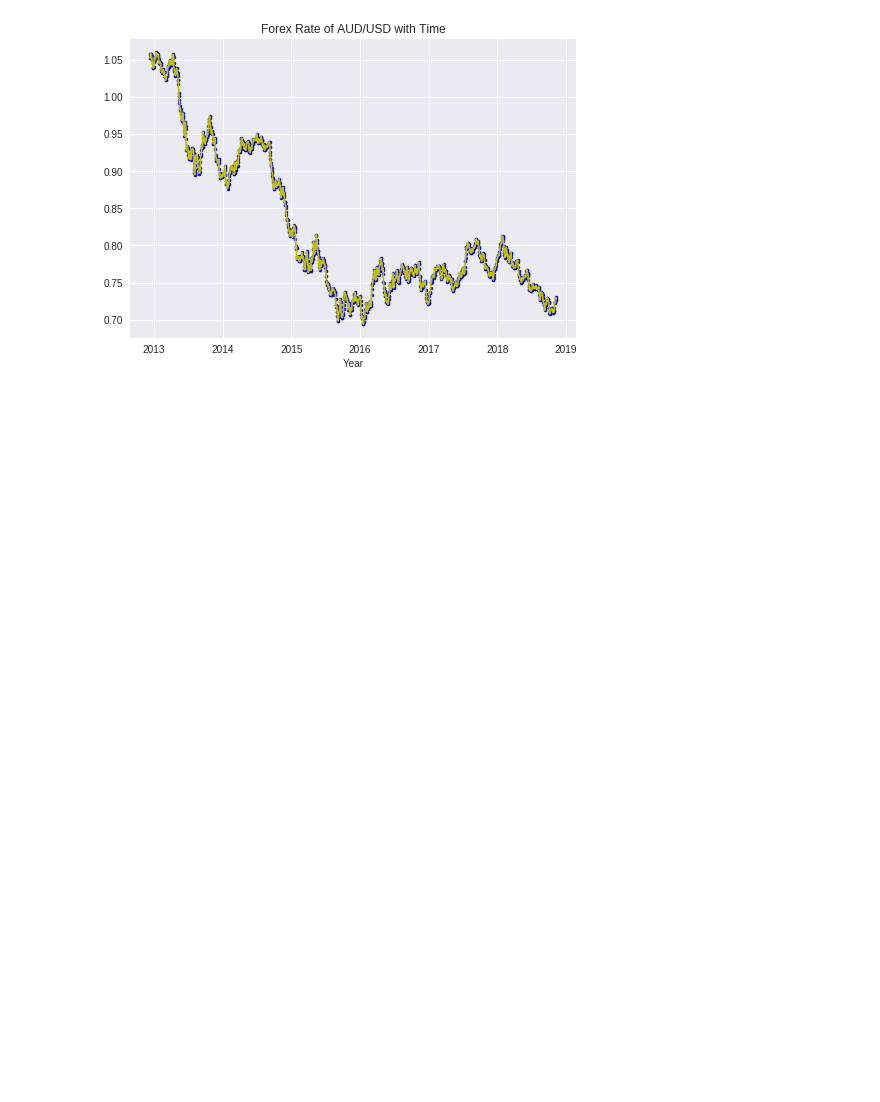
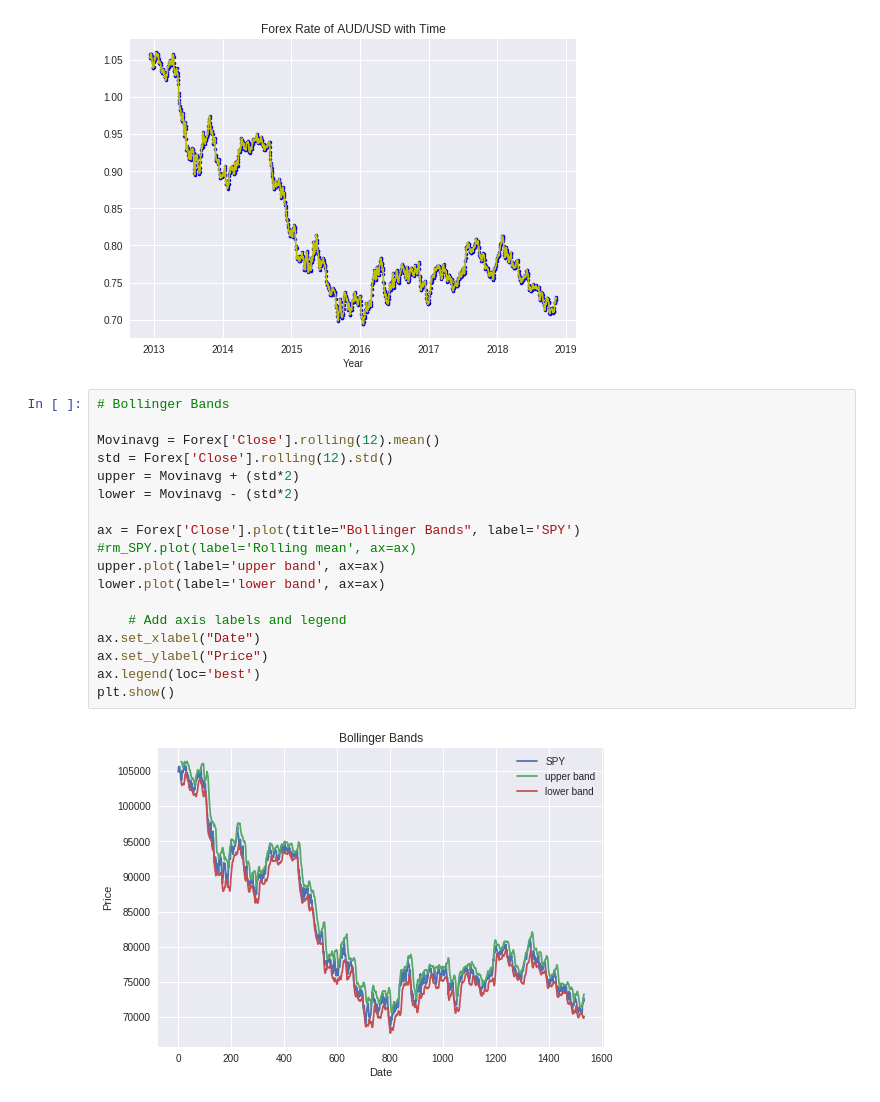
Before and after one commit to IrfanKhalid/ForexExchangePrediction, a Jupyter notebook: ForexExchange.ipynb, the cells around one changed output. Drawn from its saved outputs; the diff is of its cells as text; blank space fills up the shorter version.

```diff
--- a/ForexExchange.ipynb
+++ b/ForexExchange.ipynb
@@ -152,6 +152,26 @@ plt.title('Forex Rate of AUD/USD with Time')
 # %% [output]
 Text(0.5,1,'Forex Rate of AUD/USD with Time')
 [figure]
+# %%
+# Bollinger Bands
+
+Movinavg = Forex['Close'].rolling(12).mean()
+std = Forex['Close'].rolling(12).std()
+upper = Movinavg + (std*2)
+lower = Movinavg - (std*2)
+
+ax = Forex['Close'].plot(title="Bollinger Bands", label='SPY')
+#rm_SPY.plot(label='Rolling mean', ax=ax)
+upper.plot(label='upper band', ax=ax)
+lower.plot(label='lower band', ax=ax)
+
+    # Add axis labels and legend
+ax.set_xlabel("Date")
+ax.set_ylabel("Price")
+ax.legend(loc='best')
+plt.show()
+# %% [output]
+[figure, added]
 # %%
 #Candle Stick for high,low,open and close
 
```
Also changed, not shown: parts of 1 cell of this notebook.
